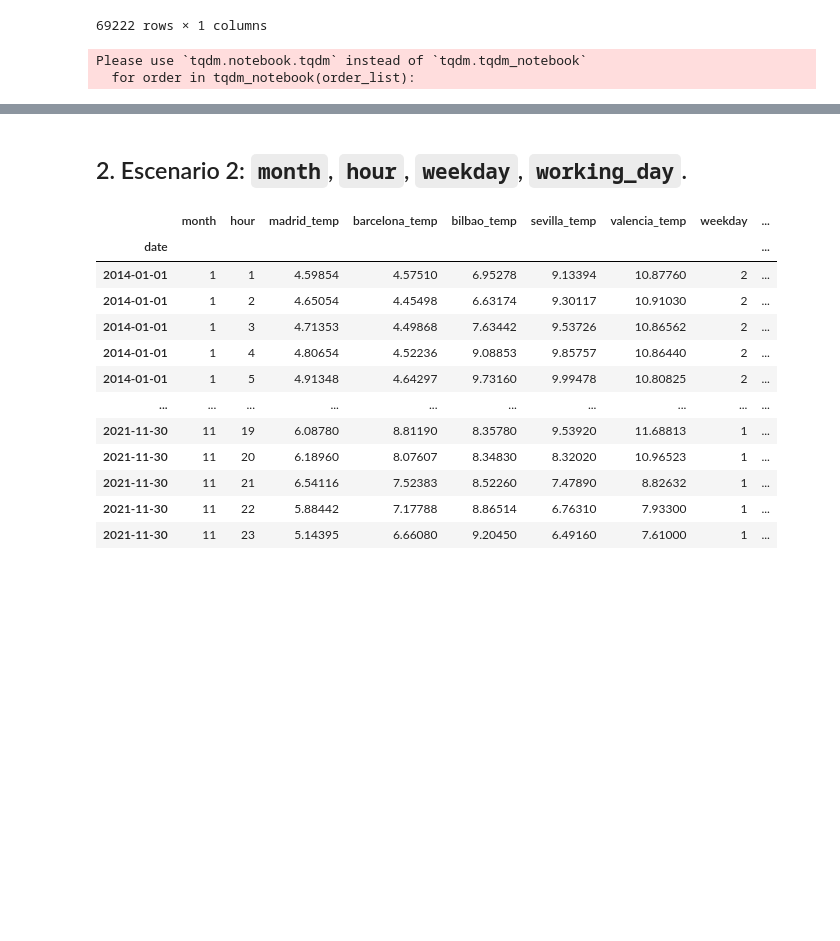
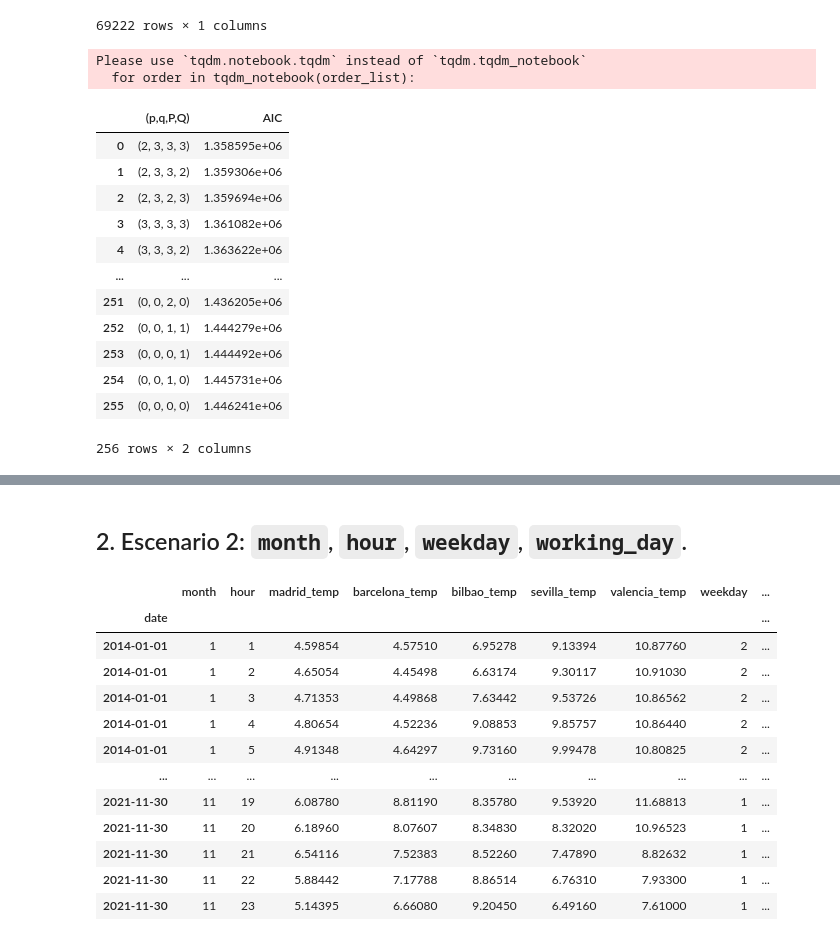
Before and after one commit to BernardoJoseLlamasVerna/tfm_data_science, a Jupyter notebook: version_0/Electric_Demand_Refactor/models/SARIMAX/SARIMAX_TEST.ipynb, the cells around one changed output, grey strips where cells are left out. Drawn from its saved outputs; the diff is of its cells as text; code cells hidden in the pictures; blank space fills up the shorter version.

Commit message:
First SARIMAX  scenario

```diff
--- a/version_0/Electric_Demand_Refactor/models/SARIMAX/SARIMAX_TEST.ipynb
+++ b/version_0/Electric_Demand_Refactor/models/SARIMAX/SARIMAX_TEST.ipynb
@@ -324,9 +324,23 @@ def optimize_SARIMAX(endog: Union[pd.Series, list] , exog: Union[pd.Series, list
 
     return result_df
 # %%
-result_df = optimize_SARIMAX(train_sarimax_1, None, parameters_list, d, D, s)
+result_df_1 = optimize_SARIMAX(train_sarimax_1, None, parameters_list, d, D, s)
 # %% [output]
 Please use `tqdm.notebook.tqdm` instead of `tqdm.tqdm_notebook`
   for order in tqdm_notebook(order_list):
 # %%
-result_df
+result_df_1
+# %% [output]
+|  | (p,q,P,Q) | AIC |
+| 0 | (2, 3, 3, 3) | 1.358595e+06 |
+| 1 | (2, 3, 3, 2) | 1.359306e+06 |
+| 2 | (2, 3, 2, 3) | 1.359694e+06 |
+| 3 | (3, 3, 3, 3) | 1.361082e+06 |
+| 4 | (3, 3, 3, 2) | 1.363622e+06 |
+| ... | ... | ... |
+| 251 | (0, 0, 2, 0) | 1.436205e+06 |
+| 252 | (0, 0, 1, 1) | 1.444279e+06 |
+| 253 | (0, 0, 0, 1) | 1.444492e+06 |
+| 254 | (0, 0, 1, 0) | 1.445731e+06 |
+| 255 | (0, 0, 0, 0) | 1.446241e+06 |
+256 rows × 2 columns
```
Also changed, not shown: parts of 2 cells of this notebook.
